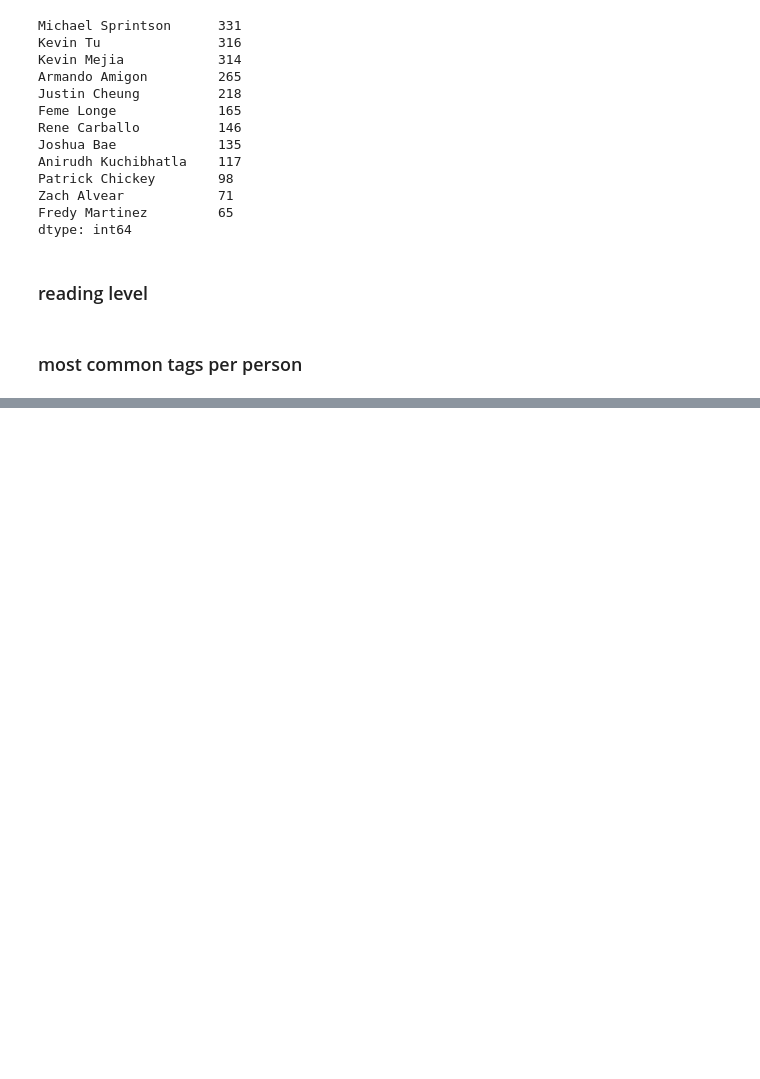
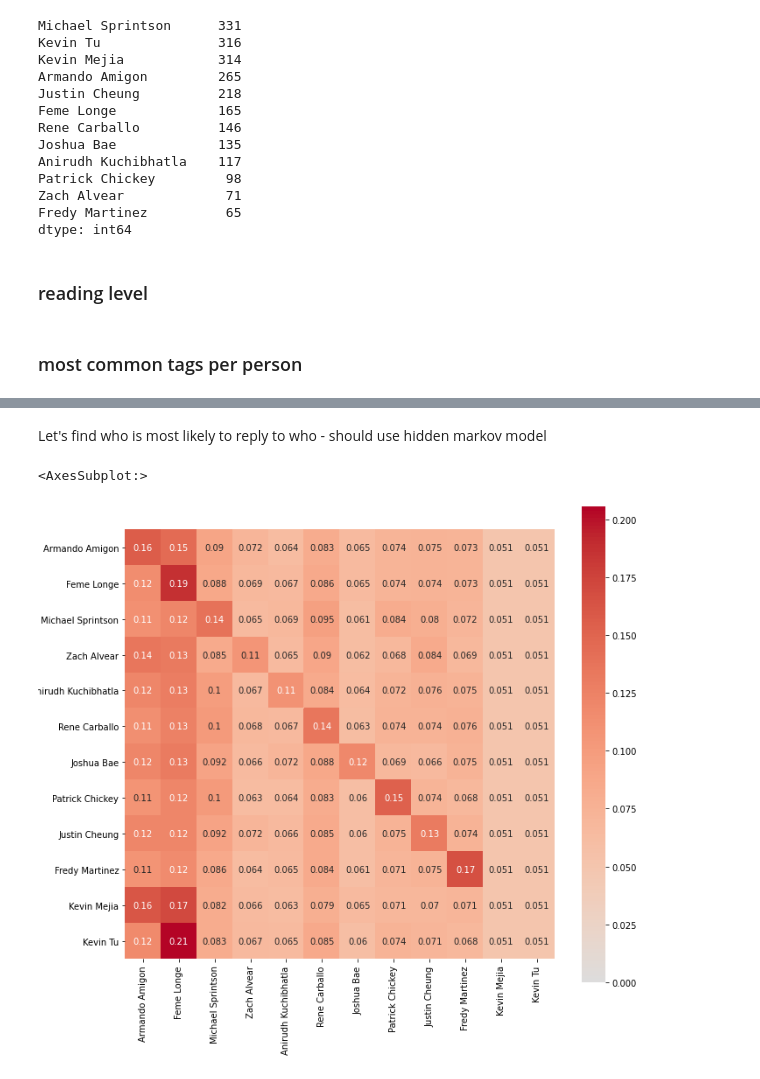
Before and after one commit to michaelsprintson/facebook_groups_analytics, a Jupyter notebook: init_attempt.ipynb, the cells around one changed output, grey strips where cells are left out. Saved outputs shown, nothing was run; the diff lists cells and outputs as text; code cells hidden in the pictures; blank space fills up the shorter version.

Commit message:
reply correlation attempt

```diff
--- a/init_attempt.ipynb
+++ b/init_attempt.ipynb
@@ -327,0 +328,15 @@ tag_correlation_matrix(participant_names, total_messages)
+# %% [markdown]
+Let's find who is most likely to reply to who - should use hidden markov model
+# %%
+forhmm = mk_hmm_sequence(participant_names, total_messages)
+# %%
+ld = np.array([list(next_messager(forhmm, str(i), participant_names).values()) for i in range(len(participant_names))])
+# %%
+#column replies to row
+f, ax = plt.subplots(figsize=(11, 10))
+f.set_facecolor((1, 1, 1))
+# cmap = sns.diverging_palette(0, max(flat_list(participantmatrix)), as_cmap=True)
+sns.heatmap(ld, square = True, annot = True, center = 0, vmin = 0, vmax =  max(flat_list(ld)), cmap= 'coolwarm',  xticklabels=participant_names,yticklabels=participant_names )
+# %% [output]
+<AxesSubplot:>
+[figure, added]
```
Also changed, not shown: parts of 2 cells of this notebook, 2 other files.
